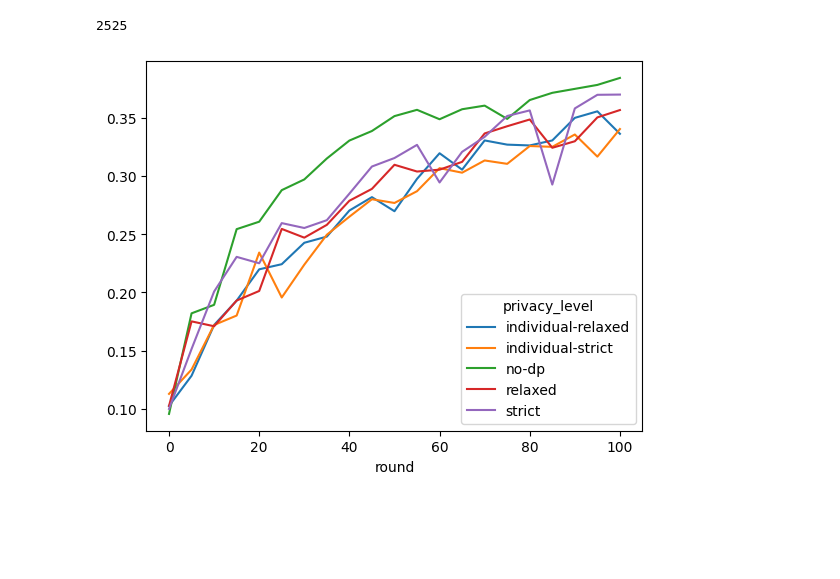
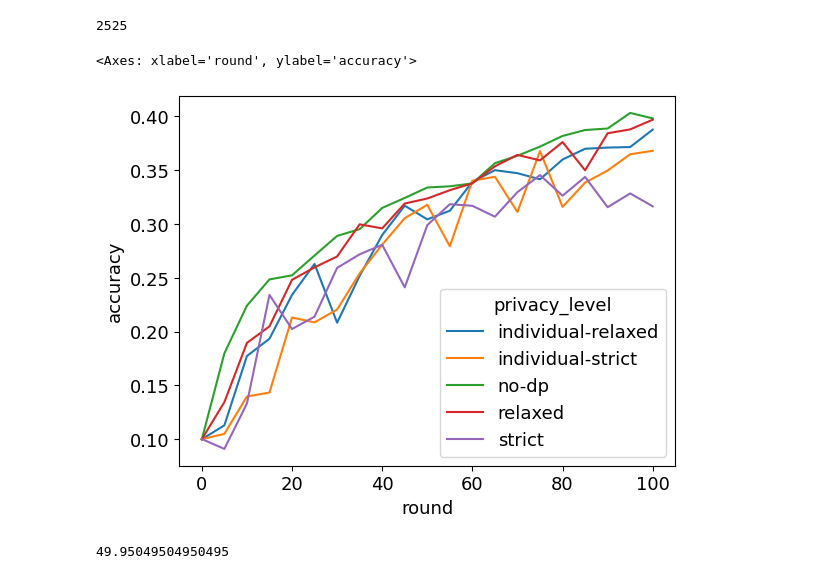
Before and after one commit to luckyos-code/flidp, a Jupyter notebook: src/notebooks/result_evaluation.ipynb, the cells around one changed output. Saved outputs shown, nothing was run; the diff lists cells and outputs as text; code cells hidden in the pictures; blank space fills up the shorter version.

```diff
--- a/src/notebooks/result_evaluation.ipynb
+++ b/src/notebooks/result_evaluation.ipynb
@@ -30,19 +27,33 @@ df = get_results(results_dir)
+# %%
+# all with budgets of 1.0, 2.0, 3.0
+results_dir = Path("/home/ole/masterarbeit/flidp/results/2024-09-07_14:06:36-all")
+# Cifar10, SVHN with budgets of 5.0, 10.0, 20.0
+results_dir = Path("/home/ole/masterarbeit/flidp/results/2024-09-08_12:53:25-all")
+# Cifar10, SVHN with budgets of 15.0, 25.0, 40.0
+# results_dir = Path("/home/ole/masterarbeit/flidp/results/2024-09-11_11:54:55-all")
+df = get_results(results_dir)
 # %%
 len(df)
 # %% [output]
 2525
 # %%
-def plot_by_privacy(df, dataset, iid):
+def plot_by_privacy(df, dataset, iid, plot_col):
     pivoted = (
         df[
             (df["dataset"] == dataset)
             & (df["is_iid"] == iid)
-        ][["accuracy", "privacy_level", "round"]]
+        ][[plot_col, "privacy_level", "round"]]
         .dropna()
-        .pivot(index="round", columns="privacy_level", values="accuracy")
+        .pivot(index="round", columns="privacy_level", values=plot_col)
     )
-    pivoted.plot()
+    return pivoted.plot(ylabel=plot_col)
-# %%
-plot_by_privacy(df, "cifar10", True)
-# %% [output]
-[figure, removed]
+# %%
+plt.rcParams.update({'font.size': 13})
+plot_by_privacy(df, "cifar10", True, "accuracy")
+# %% [output]
+<Axes: xlabel='round', ylabel='accuracy'>
+[figure, added]
+# %%
+df[(df["dataset"] == "emnist") & (df["privacy_level"] == "strict")]["sampled_clients"].mean()
+# %% [output]
+49.95049504950495
```
Also changed, not shown: parts of 5 cells of this notebook, 8 other files.
